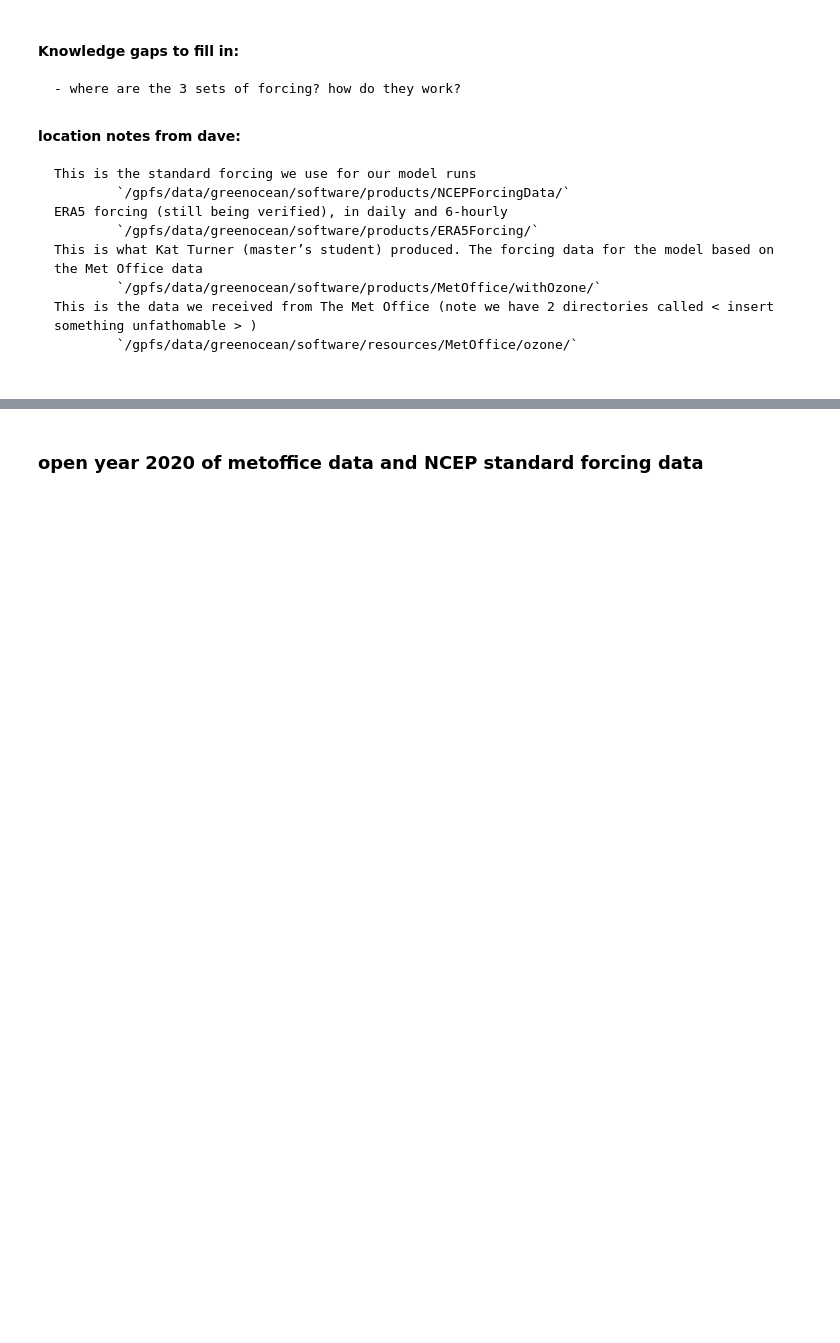
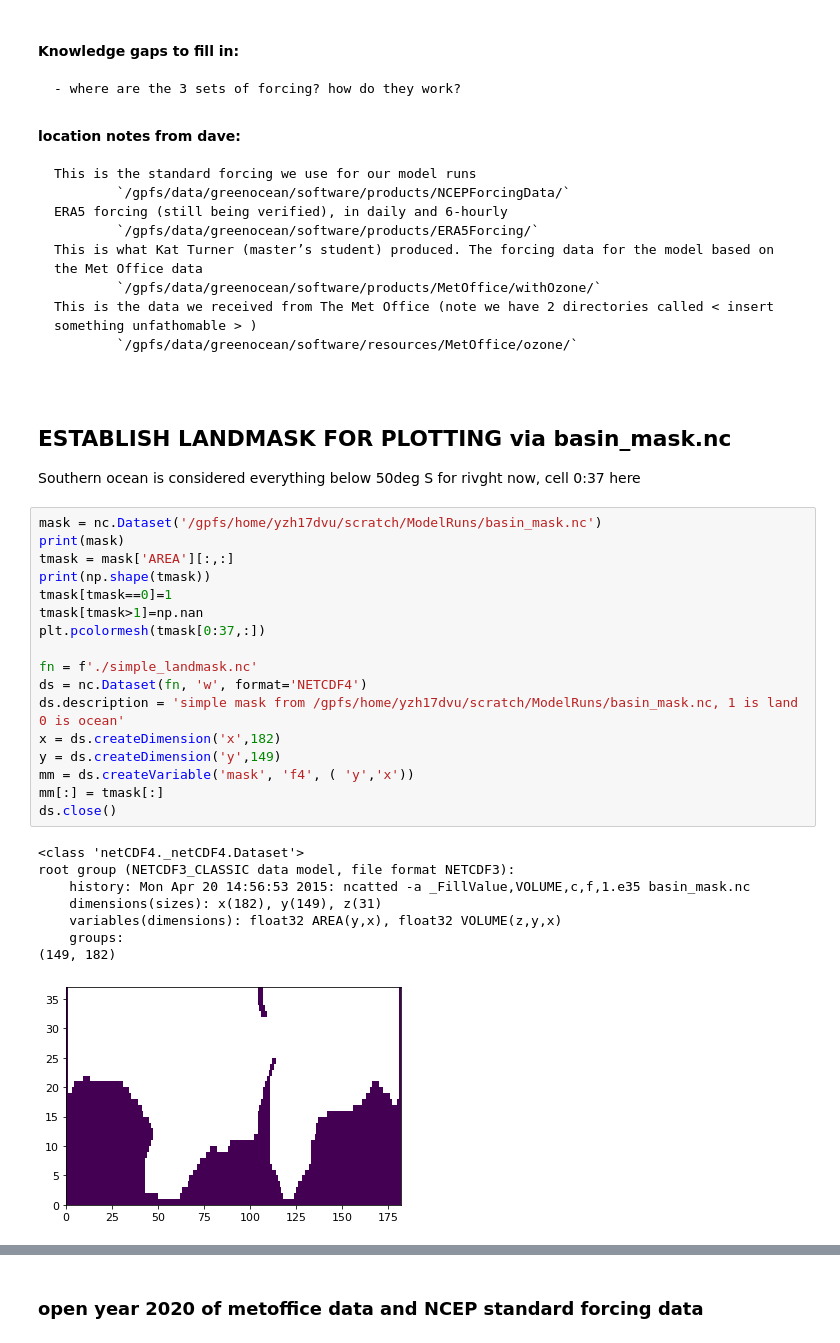
Before and after one commit to tjarnikova/SOZONE, a Jupyter notebook: Forcing_familiarization.ipynb, the cells around one changed output, grey strips where cells are left out. Saved outputs shown, nothing was run; the diff lists cells and outputs as text; blank space fills up the shorter version.

```diff
--- a/Forcing_familiarization.ipynb
+++ b/Forcing_familiarization.ipynb
@@ -48,3 +52,33 @@ Familiarize self with the various forcing products.
             `/gpfs/data/greenocean/software/resources/MetOffice/ozone/`
 
 ####
+# %% [markdown]
+## ESTABLISH LANDMASK FOR PLOTTING via basin_mask.nc
+
+Southern ocean is considered everything below 50deg S for rivght now, cell 0:37 here
+# %%
+mask = nc.Dataset('/gpfs/home/yzh17dvu/scratch/ModelRuns/basin_mask.nc')
+print(mask)
+tmask = mask['AREA'][:,:]
+print(np.shape(tmask))
+tmask[tmask==0]=1
+tmask[tmask>1]=np.nan
+plt.pcolormesh(tmask[0:37,:])
+
+fn = f'./simple_landmask.nc'
+ds = nc.Dataset(fn, 'w', format='NETCDF4')
+ds.description = 'simple mask from /gpfs/home/yzh17dvu/scratch/ModelRuns/basin_mask.nc, 1 is land 0 is ocean'
+x = ds.createDimension('x',182)
+y = ds.createDimension('y',149)
+mm = ds.createVariable('mask', 'f4', ( 'y','x'))
+mm[:] = tmask[:]
+ds.close()
+# %% [output]
+<class 'netCDF4._netCDF4.Dataset'>
+root group (NETCDF3_CLASSIC data model, file format NETCDF3):
+    history: Mon Apr 20 14:56:53 2015: ncatted -a _FillValue,VOLUME,c,f,1.e35 basin_mask.nc
+    dimensions(sizes): x(182), y(149), z(31)
+    variables(dimensions): float32 AREA(y,x), float32 VOLUME(z,y,x)
+    groups:
+(149, 182)
+[figure, added]
```
Also changed, not shown: parts of 20 cells of this notebook, 4 other files.
